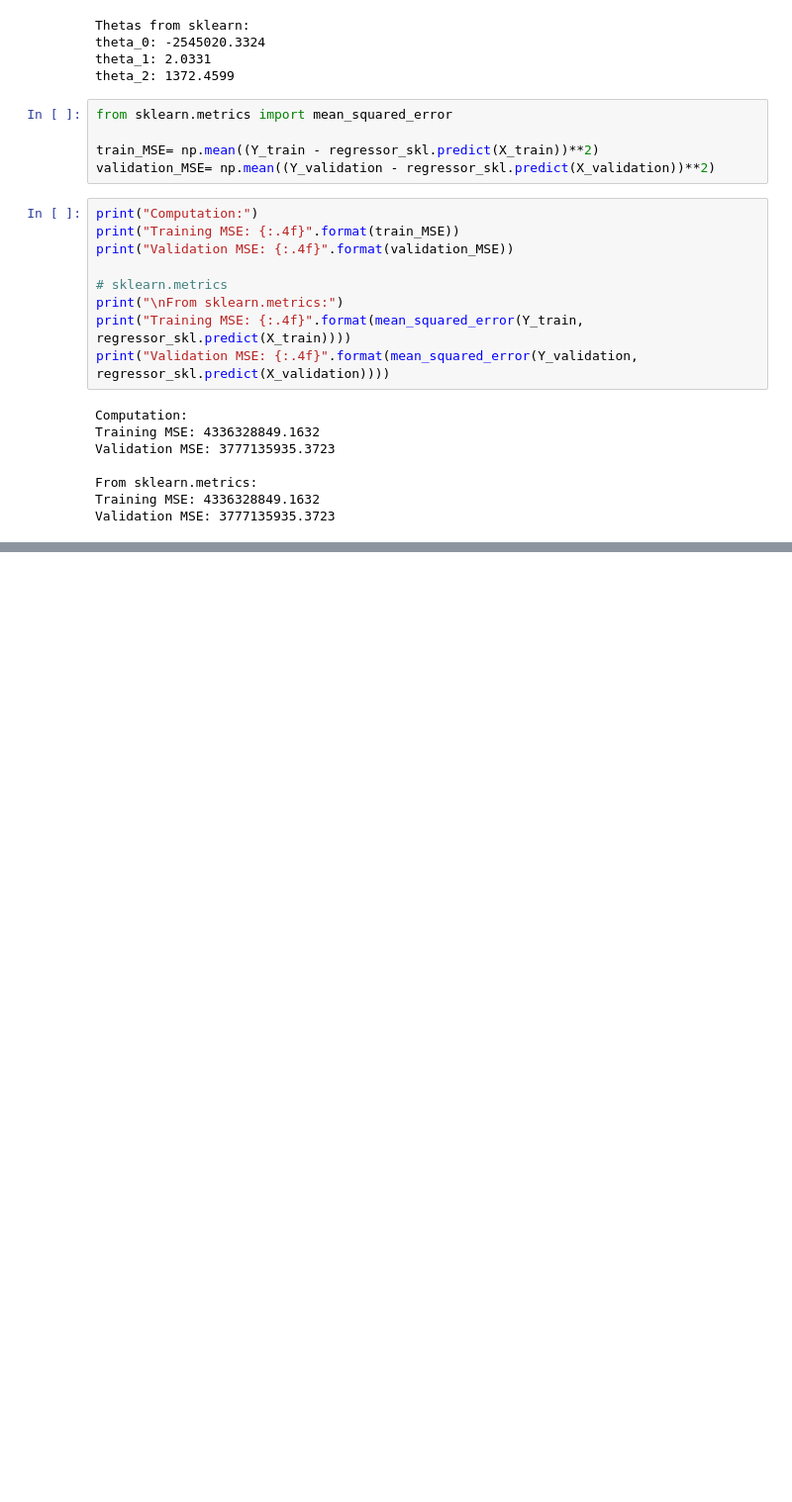
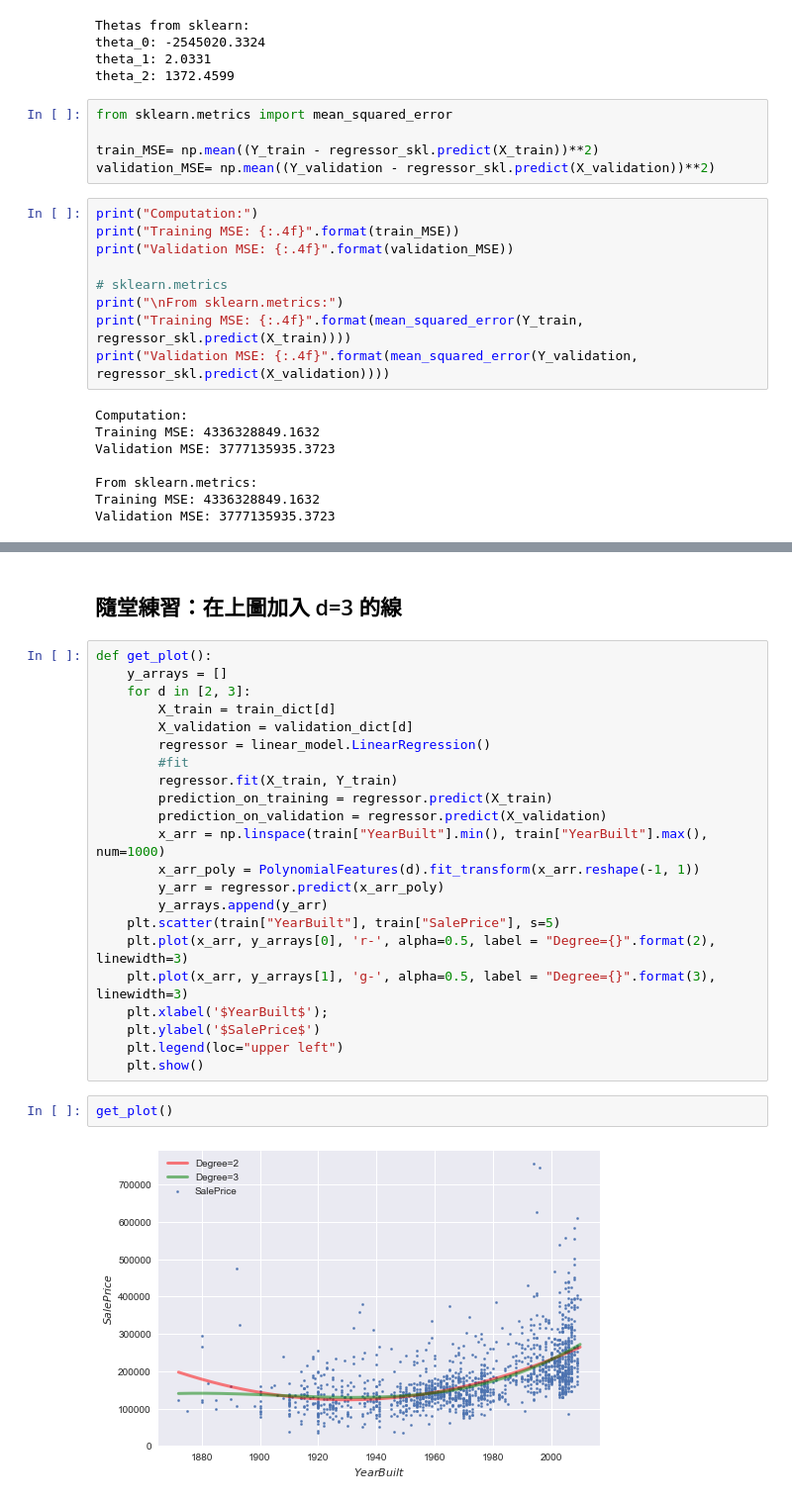
Before and after one commit to yaojenkuo/python_4_ds, a Jupyter notebook: regression.ipynb, the cells around one changed output, grey strips where cells are left out. Shown at 99% size. Saved outputs shown, nothing was run; the diff lists cells and outputs as text; blank space fills up the shorter version.

```diff
--- a/regression.ipynb
+++ b/regression.ipynb
@@ -800,0 +944,28 @@ Validation MSE: 3777135935.3723
+# %% [markdown]
+## 隨堂練習：在上圖加入 d=3 的線
+# %%
+def get_plot():
+    y_arrays = []
+    for d in [2, 3]:
+        X_train = train_dict[d]
+        X_validation = validation_dict[d]
+        regressor = linear_model.LinearRegression()
+        #fit
+        regressor.fit(X_train, Y_train)
+        prediction_on_training = regressor.predict(X_train)
+        prediction_on_validation = regressor.predict(X_validation)
+        x_arr = np.linspace(train["YearBuilt"].min(), train["YearBuilt"].max(), num=1000)
+        x_arr_poly = PolynomialFeatures(d).fit_transform(x_arr.reshape(-1, 1))
+        y_arr = regressor.predict(x_arr_poly)
+        y_arrays.append(y_arr)
+    plt.scatter(train["YearBuilt"], train["SalePrice"], s=5)
+    plt.plot(x_arr, y_arrays[0], 'r-', alpha=0.5, label = "Degree={}".format(2), linewidth=3)
+    plt.plot(x_arr, y_arrays[1], 'g-', alpha=0.5, label = "Degree={}".format(3), linewidth=3)
+    plt.xlabel('$YearBuilt$');
+    plt.ylabel('$SalePrice$')
+    plt.legend(loc="upper left")
+    plt.show()
+# %%
+get_plot()
+# %% [output]
+[figure, added]
```
Also changed, not shown: parts of 23 cells of this notebook, 1 other file.
